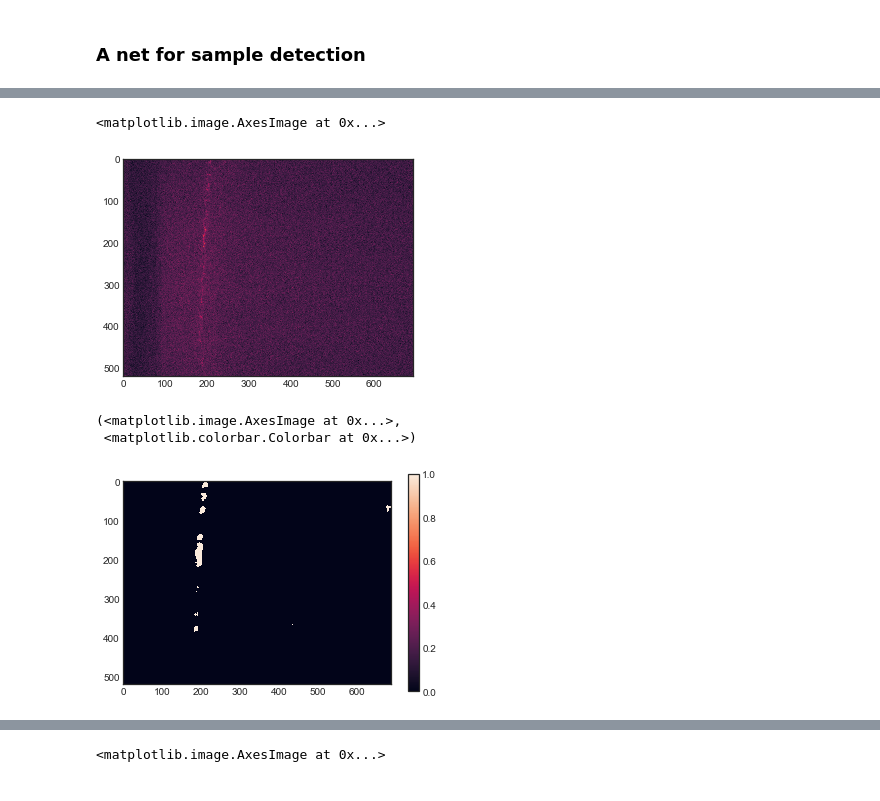
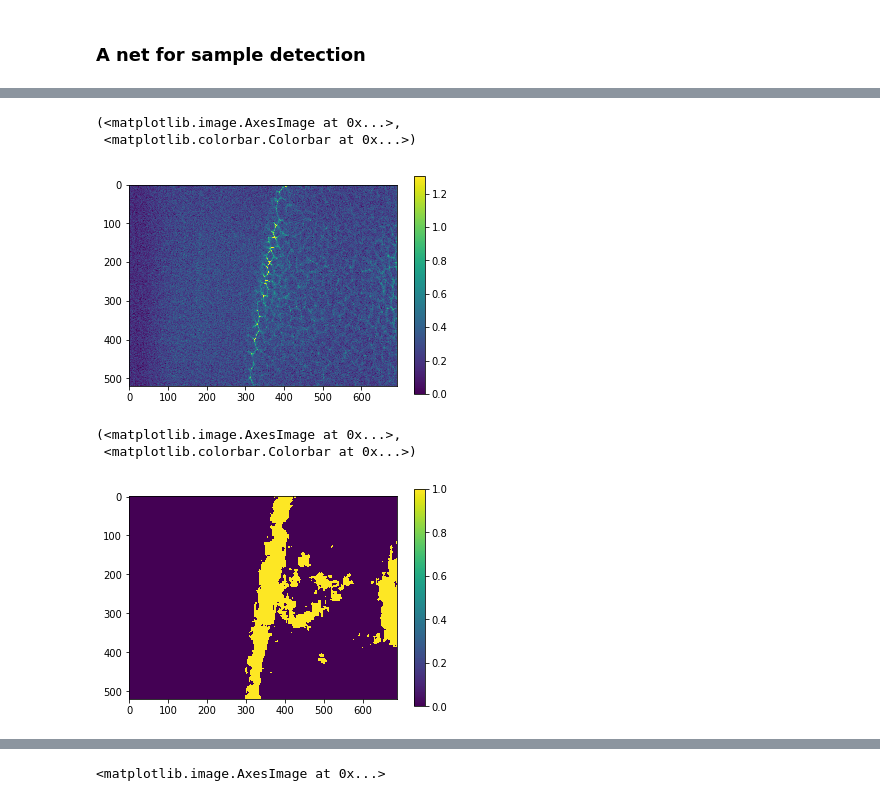
Before and after one commit to adibrov/SampleDetection, a Jupyter notebook: python/Detect.ipynb, the cells around one changed output, grey strips where cells are left out. Drawn from its saved outputs; the diff is of its cells as text; code cells hidden in the pictures.

```diff
--- a/python/Detect.ipynb
+++ b/python/Detect.ipynb
@@ -54,0 +69,8 @@ model.compile(optimizer=Adam(lr=0.001), loss=my_binary_crossentropy((1,1)), metr
+# %%
+def normalizeWithLimits(dataset, upLim=99.9, loLim=0.01):
+    upLim = np.percentile(dataset, 99.9)
+    loLim = np.percentile(dataset, 0.01)
+    res = np.maximum(dataset - loLim, 0)
+    res = np.minimum(res, upLim)
+    res = res/(upLim-loLim+0.0000001)
+    return res
@@ -135,18 +301,19 @@ plt.imshow(tneg)
 # %%
 from qualityMeasure import *
-testTile = readTile(pathToDataset="../resources/img/wing_of_hope/B=0/", tileNum=9, channelNum=3)
-testFrame = testTile[40,:,:]
-plt.imshow(testFrame)
+testTile = readTile(pathToDataset="../resources/img/", tileNum=9, channelNum=3)
+testFrame = normalizeWithLimits(testTile[18,:,:])
+plt.imshow(testFrame), plt.colorbar()
 # %% [output]
-<matplotlib.image.AxesImage at 0x...>
+(<matplotlib.image.AxesImage at 0x...>,
+ <matplotlib.colorbar.Colorbar at 0x...>)
-[figure, old version]
+[figure, new version]
 # %%
 pr = model.predict(testFrame[np.newaxis,:,:-1,np.newaxis])
 # %%
-plt.imshow(pr[0,:,:,0]>.95), plt.colorbar()
+plt.imshow(pr[0,:,:,0]>0.99), plt.colorbar()
 # %% [output]
 (<matplotlib.image.AxesImage at 0x...>,
  <matplotlib.colorbar.Colorbar at 0x...>)
-[figure, old version]
+[figure, new version]
 # %%
 profIntNet = []
```
Also changed, not shown: parts of 37 cells of this notebook, 1 other file.
